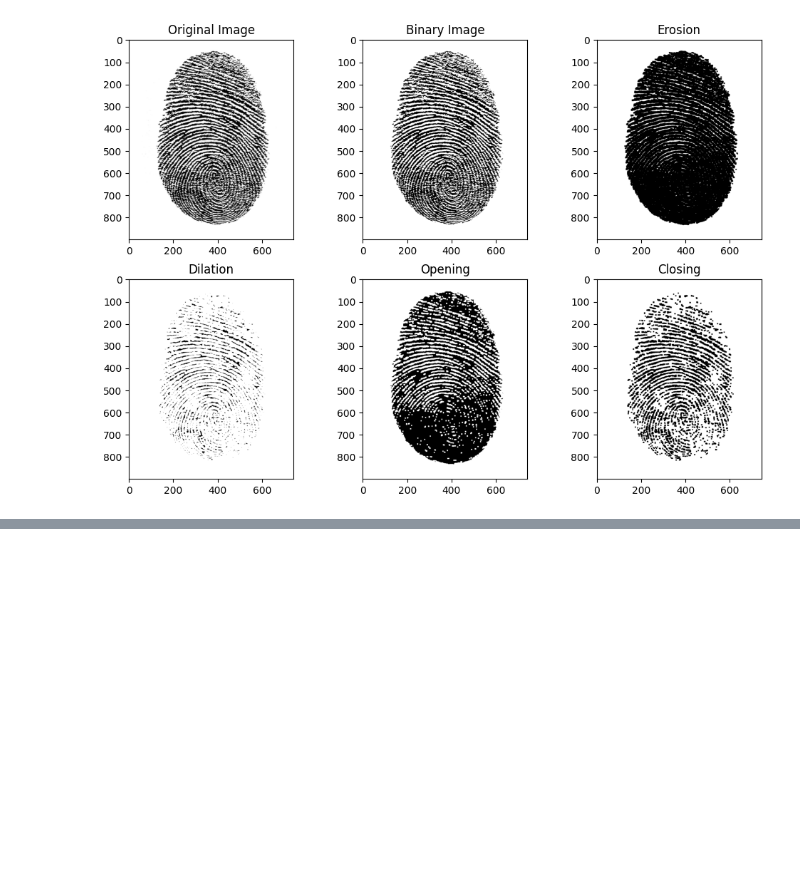
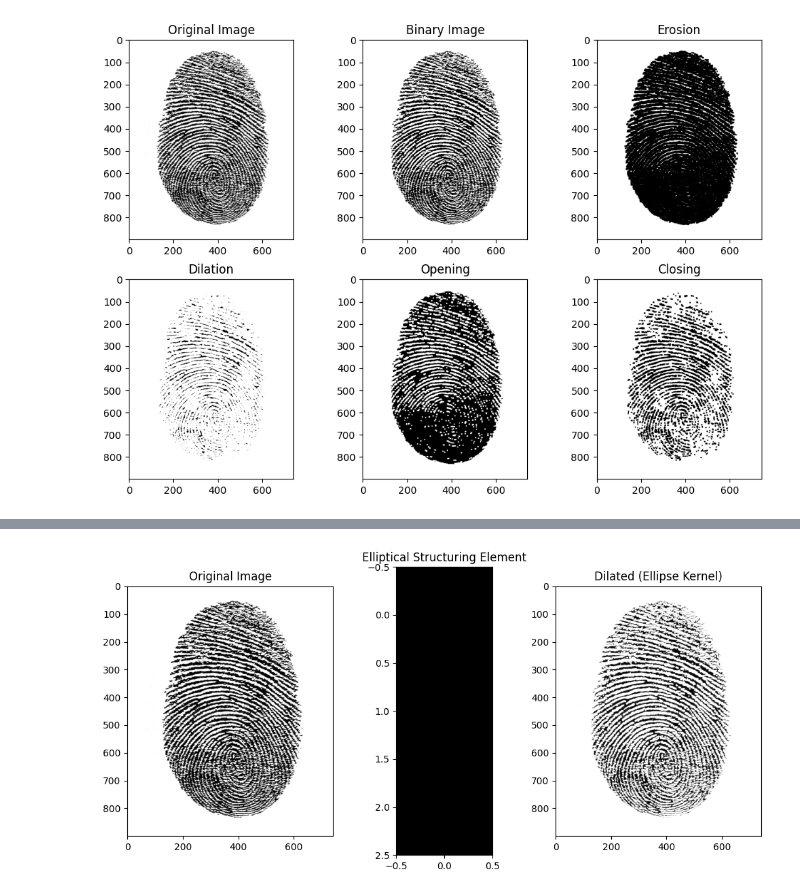
Before and after one commit to zeinabghannam/ImagePreprocessingFingerprint, a Jupyter notebook: Morpholological_Operations_Fingerprint.ipynb, the cells around one changed output, grey strips where cells are left out. Cells and saved outputs as stored; diff of their text form; code cells hidden in the pictures; blank space fills up the shorter version.

```diff
--- a/Morpholological_Operations_Fingerprint.ipynb
+++ b/Morpholological_Operations_Fingerprint.ipynb
@@ -64,0 +125,31 @@ plt.show()
+# %%
+
+# Define the elliptical structuring element (kernel)
+ellipse_size = (1, 3)  # Adjust the size of the ellipse (width, height)
+ellipse_kernel = cv2.getStructuringElement(cv2.MORPH_ELLIPSE, ellipse_size)
+
+## Apply dilation with the elliptical kernel
+dilated_image = cv2.dilate(fingerprint_image, ellipse_kernel, iterations=1)
+
+# Plot the results
+plt.figure(figsize=(10, 5))
+
+# Plot the original image
+plt.subplot(1, 3, 1)
+plt.imshow(fingerprint_image, cmap='gray')
+plt.title('Original Image')
+
+# Plot the elliptical structuring element (kernel)
+plt.subplot(1, 3, 2)
+plt.imshow(ellipse_kernel, cmap='gray')
+plt.title('Elliptical Structuring Element')
+
+# Plot the dilated image after applying the elliptical kernel
+plt.subplot(1, 3, 3)
+plt.imshow(dilated_image, cmap='gray')
+plt.title('Dilated (Ellipse Kernel)')
+
+plt.tight_layout()
+plt.show()
+# %% [output]
+[figure, added]
```
Also changed, not shown: parts of 11 cells of this notebook.
